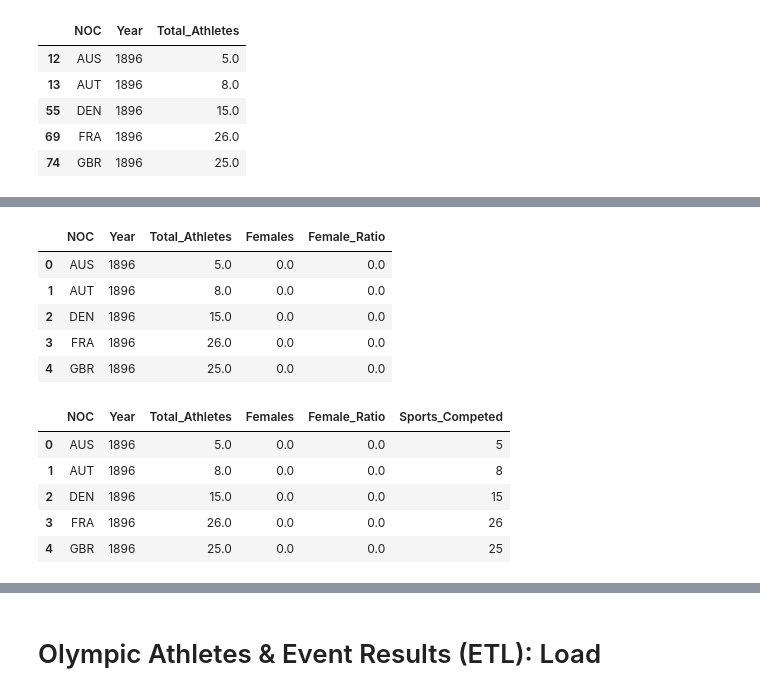
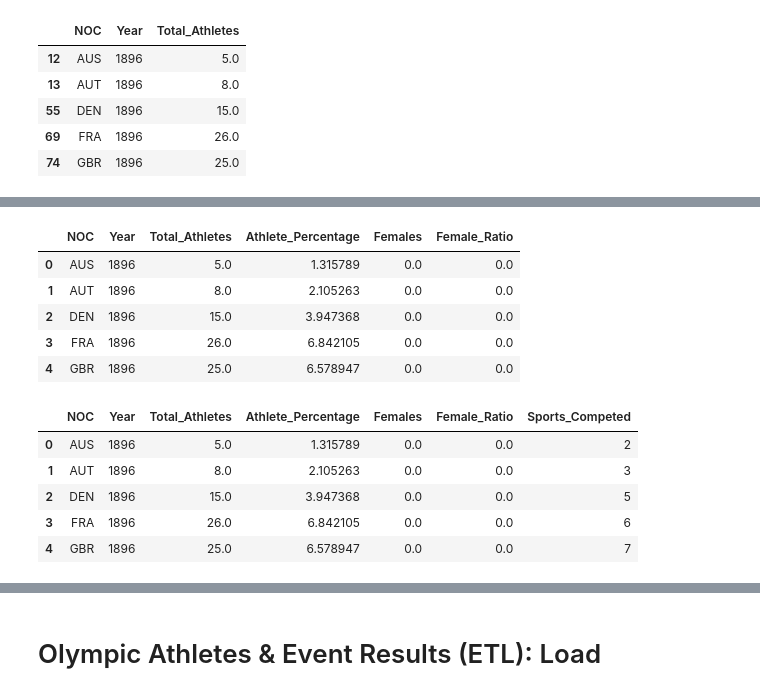
Before and after one commit to acdick/olympic_medal_count, a Jupyter notebook: Source/01_Athletes_and_Events.ipynb, the cells around one changed output, grey strips where cells are left out. Drawn from its saved outputs; the diff is of its cells as text; code cells hidden in the pictures.

Commit message:
added sports percentage in athletes table

```diff
--- a/Source/01_Athletes_and_Events.ipynb
+++ b/Source/01_Athletes_and_Events.ipynb
@@ -108,3 +108,8 @@ athletes.head()
 | 55 | DEN | 1896 | 15.0 |
 | 69 | FRA | 1896 | 26.0 |
 | 74 | GBR | 1896 | 25.0 |
+# %%
+#count total athletes by year
+total_annual_athletes = athletes.groupby(['Year']).sum()
+total_annual_athletes.rename(columns={'Total_Athletes': 'Total_Annual_Athletes'}, inplace=True)
+total_annual_athletes
@@ -110,0 +135,8 @@ athletes.head()
+# %%
+#count athlete percentage of total athletes by year and country and merge into athletes table
+athlete_percentage = total_annual_athletes
+athlete_percentage.rename(columns={'Total_Annual_Athletes': 'Athlete_Percentage'}, inplace=True)
+
+athletes = pd.merge(athletes, athlete_percentage,  how='left', left_on=['Year'], right_on = ['Year'])
+athletes['Athlete_Percentage'] = athletes['Total_Athletes'] / athletes['Athlete_Percentage'] * 100
+athletes.head()
@@ -120,25 +159,26 @@ athletes = athletes.fillna(0)
 athletes['Female_Ratio'] = athletes['Females'] / athletes['Total_Athletes']
 athletes.head()
 # %% [output]
-|  | NOC | Year | Total_Athletes | Females | Female_Ratio |
-| 0 | AUS | 1896 | 5.0 | 0.0 | 0.0 |
-| 1 | AUT | 1896 | 8.0 | 0.0 | 0.0 |
-| 2 | DEN | 1896 | 15.0 | 0.0 | 0.0 |
-| 3 | FRA | 1896 | 26.0 | 0.0 | 0.0 |
-| 4 | GBR | 1896 | 25.0 | 0.0 | 0.0 |
+|  | NOC | Year | Total_Athletes | Athlete_Percentage | Females | Female_Ratio |
+| 0 | AUS | 1896 | 5.0 | 1.315789 | 0.0 | 0.0 |
+| 1 | AUT | 1896 | 8.0 | 2.105263 | 0.0 | 0.0 |
+| 2 | DEN | 1896 | 15.0 | 3.947368 | 0.0 | 0.0 |
+| 3 | FRA | 1896 | 26.0 | 6.842105 | 0.0 | 0.0 |
+| 4 | GBR | 1896 | 25.0 | 6.578947 | 0.0 | 0.0 |
 # %%
 #find sports competed by year and country and merge into athletes table
-sports = athlete_events.groupby(['Year', 'NOC']).count()
-sports = sports.drop(['Age', 'Height', 'Weight', 'Sex'], axis=1)
+sports = athlete_events.groupby(['Year', 'NOC', 'Sport']).nunique()
+sports = sports.drop(['Age', 'Height', 'Weight', 'Sex', 'NOC', 'Year'], axis=1)
+sports = pd.DataFrame(sports.groupby(['Year', 'NOC']).count())
 sports.rename(columns={'Sport': 'Sports_Competed'}, inplace=True)
 
 athletes = pd.merge(athletes, sports,  how='left', left_on=['Year','NOC'], right_on = ['Year','NOC'])
 athletes = athletes.fillna(0)
 athletes.head()
 # %% [output]
-|  | NOC | Year | Total_Athletes | Females | Female_Ratio | Sports_Competed |
-| 0 | AUS | 1896 | 5.0 | 0.0 | 0.0 | 5 |
-| 1 | AUT | 1896 | 8.0 | 0.0 | 0.0 | 8 |
-| 2 | DEN | 1896 | 15.0 | 0.0 | 0.0 | 15 |
-| 3 | FRA | 1896 | 26.0 | 0.0 | 0.0 | 26 |
-| 4 | GBR | 1896 | 25.0 | 0.0 | 0.0 | 25 |
+|  | NOC | Year | Total_Athletes | Athlete_Percentage | Females | Female_Ratio | Sports_Competed |
+| 0 | AUS | 1896 | 5.0 | 1.315789 | 0.0 | 0.0 | 2 |
+| 1 | AUT | 1896 | 8.0 | 2.105263 | 0.0 | 0.0 | 3 |
+| 2 | DEN | 1896 | 15.0 | 3.947368 | 0.0 | 0.0 | 5 |
+| 3 | FRA | 1896 | 26.0 | 6.842105 | 0.0 | 0.0 | 6 |
+| 4 | GBR | 1896 | 25.0 | 6.578947 | 0.0 | 0.0 | 7 |
```
Also changed, not shown: parts of 7 cells of this notebook, 2 other files.
